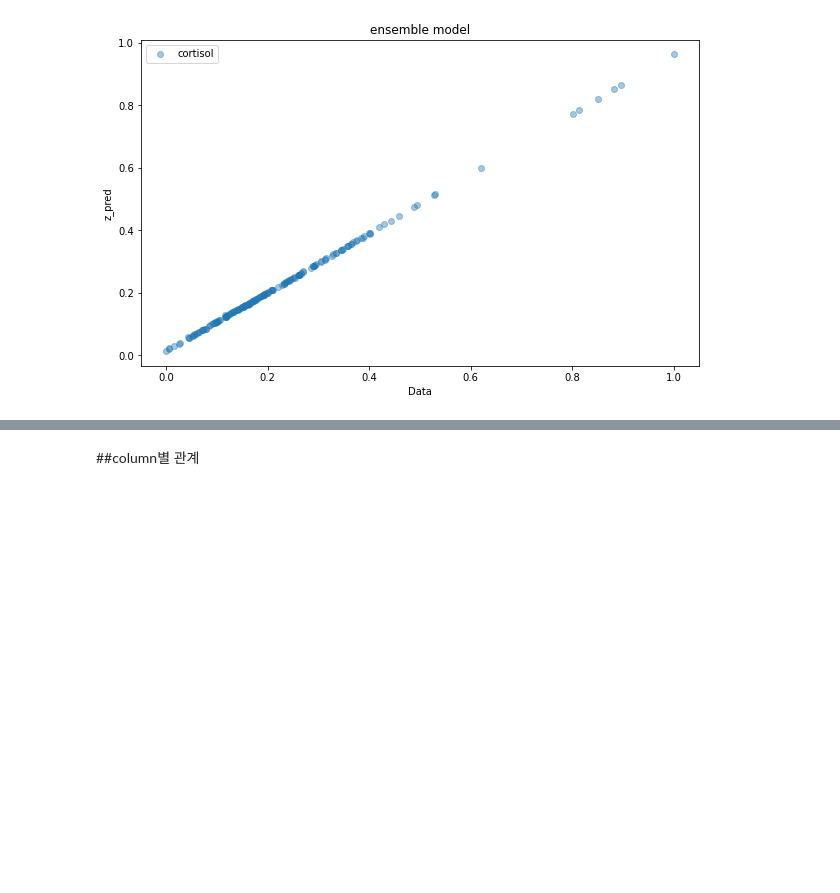
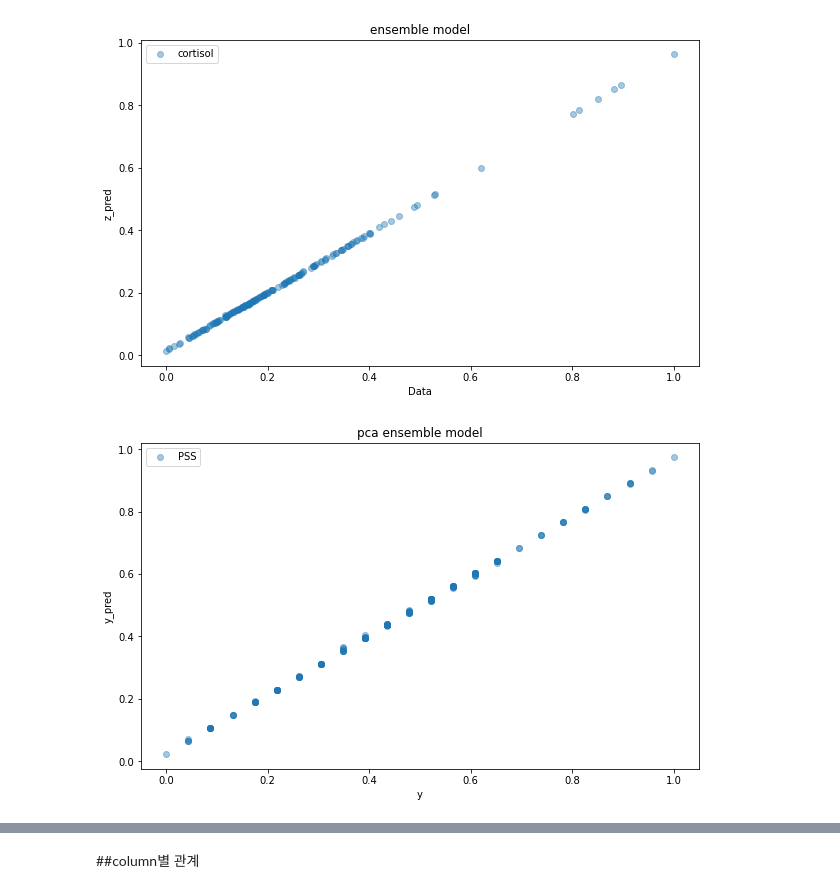
Before and after one commit to hanbuck30/Regression-about-neural-Data, a Jupyter notebook: Data_Regression.ipynb, the cells around one changed output, grey strips where cells are left out. Saved outputs shown, nothing was run; the diff lists cells and outputs as text; code cells hidden in the pictures; blank space fills up the shorter version.

```diff
--- a/Data_Regression.ipynb
+++ b/Data_Regression.ipynb
@@ -408,6 +408,8 @@ plt.show()
 # %%
 y_pred_ensemble = gbrt_y.predict(x_train)
 z_pred_ensemble = gbrt_z.predict(x_train)
+y_pred_ensemble_pca=gbrt_y_pca.predict(pca_x_train)
+z_pred_ensemble_pca=gbrt_z_pca.predict(pca_x_train)
 # %%
 fig = plt.figure()
 fig.set_size_inches(10,6)
@@ -430,3 +432,14 @@ plt.legend()
 plt.show()
 # %% [output]
 [figure]
+# %%
+fig = plt.figure()
+fig.set_size_inches(10,6)
+plt.scatter(y, y_pred_ensemble_pca,alpha=0.4,label='PSS')
+plt.title("pca ensemble model")
+plt.xlabel("y")
+plt.ylabel("y_pred")
+plt.legend()
+plt.show()
+# %% [output]
+[figure, added]
```
Also changed, not shown: parts of 7 cells of this notebook.
